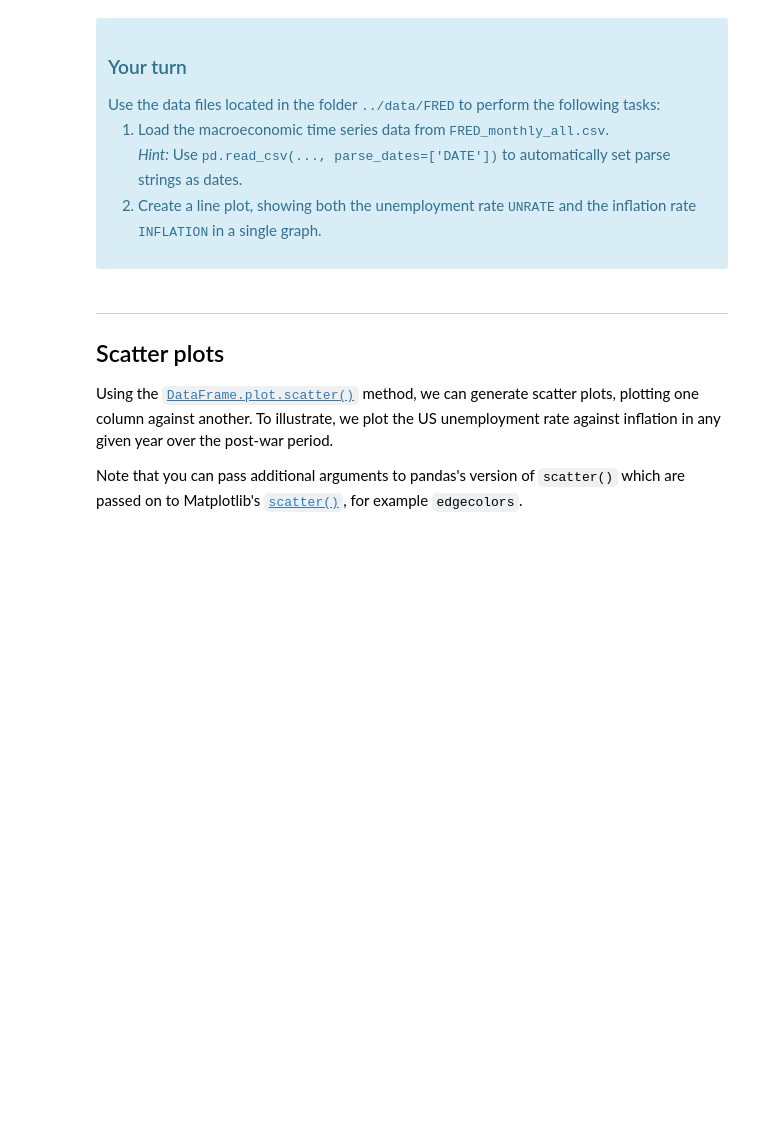
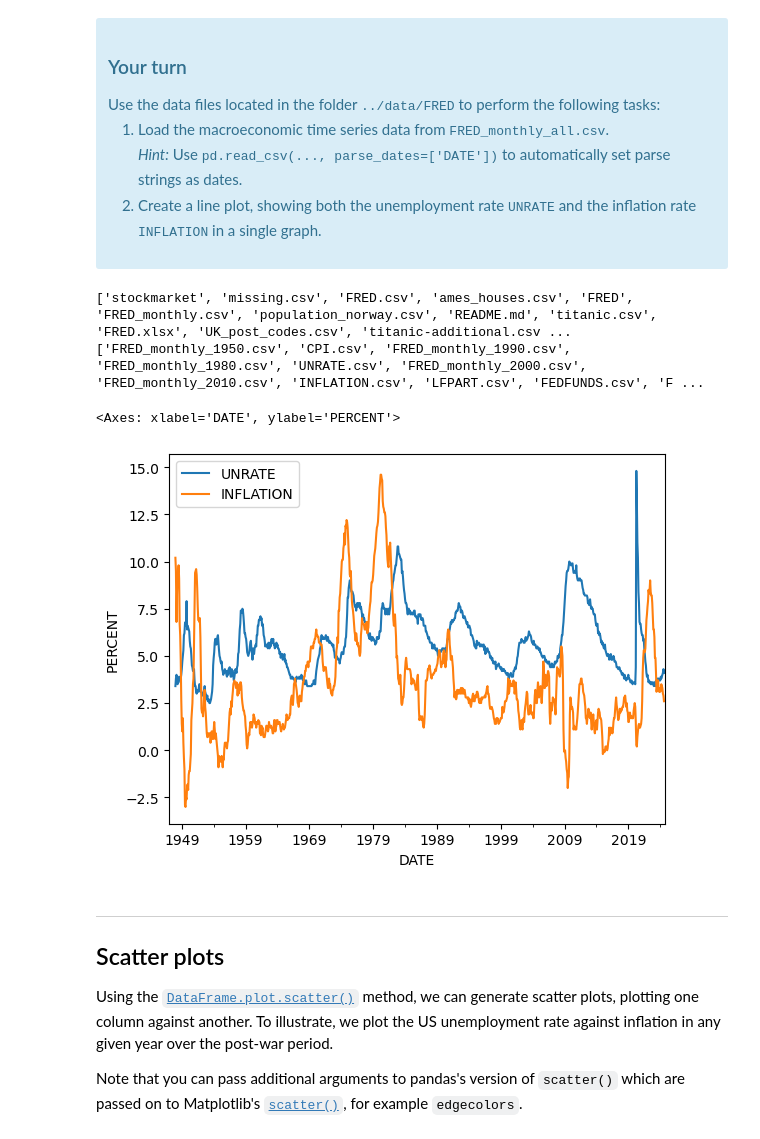
Before and after one commit to lilafageraas/TECH2-H24, a Jupyter notebook: 10_data_visualization_and_analysis/lecture5 mine.ipynb, the cells around one changed output. Saved outputs shown, nothing was run; the diff lists cells and outputs as text; code cells hidden in the pictures; blank space fills up the shorter version.

```diff
--- a/10_data_visualization_and_analysis/lecture5 mine.ipynb
+++ b/10_data_visualization_and_analysis/lecture5 mine.ipynb
@@ -619,6 +650,25 @@ Use the data files located in the folder <TT>../data/FRED</TT> to perform the fo
     </li>
 </ol>
 </div>
+# %%
+import os
+print(os.listdir('../data'))  # Check the contents of 'data'
+print(os.listdir('../data/FRED'))  # Check the contents of 'FRED', if it's a subfolder
+# %% [output]
+['stockmarket', 'missing.csv', 'FRED.csv', 'ames_houses.csv', 'FRED', 'FRED_monthly.csv', 'population_norway.csv', 'README.md', 'titanic.csv', 'FRED.xlsx', 'UK_post_codes.csv', 'titanic-additional.csv ...
+['FRED_monthly_1950.csv', 'CPI.csv', 'FRED_monthly_1990.csv', 'FRED_monthly_1980.csv', 'UNRATE.csv', 'FRED_monthly_2000.csv', 'FRED_monthly_2010.csv', 'INFLATION.csv', 'LFPART.csv', 'FEDFUNDS.csv', 'F ...
+# %%
+import pandas as pd
+
+#load the macroeconomics time series data from FRED_monthly_all.csv
+DATA_PATH = '/Users/lilapfageraas/Downloads/nhh/tech2/TECH2-H24/data/FRED/FRED_monthly_all.csv'
+df = pd.read_csv(f'{DATA_PATH}', parse_dates = ['DATE'])
+# %%
+#create the line plot, showing both the unemployment rate UNRATE and the inflation rate INFLATION in a single graph
+df.plot(x = 'DATE', y = ['UNRATE', 'INFLATION'], ylabel = 'PERCENT')
+# %% [output]
+<Axes: xlabel='DATE', ylabel='PERCENT'>
+[figure, added]
 # %% [markdown]
 ***
 ## Scatter plots
```
Also changed, not shown: parts of 3 cells of this notebook.
